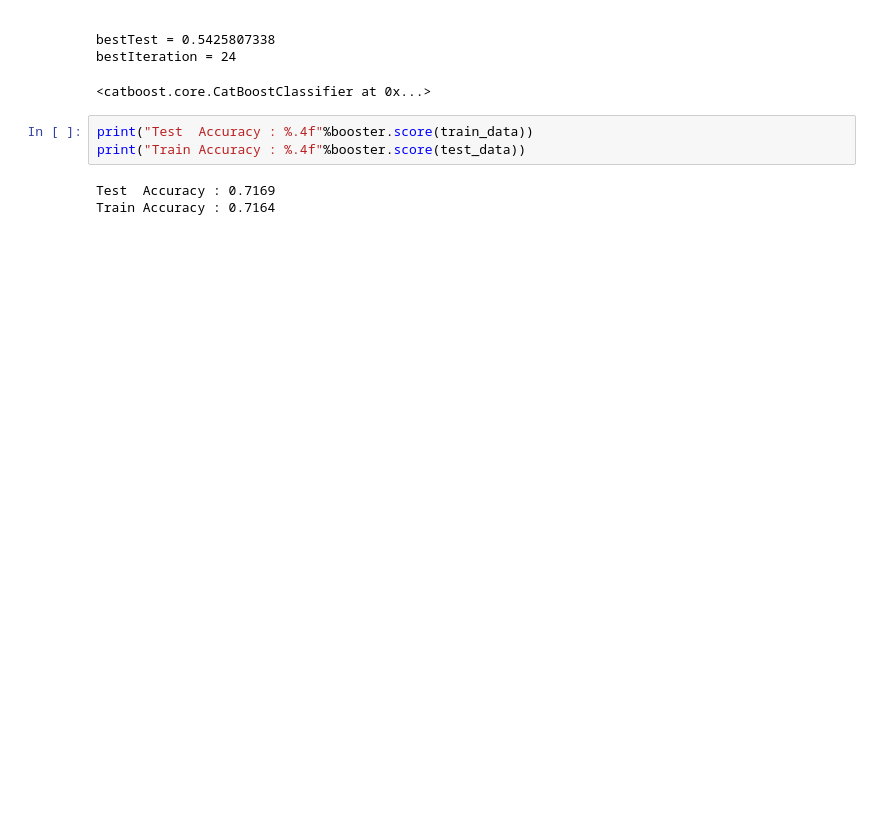
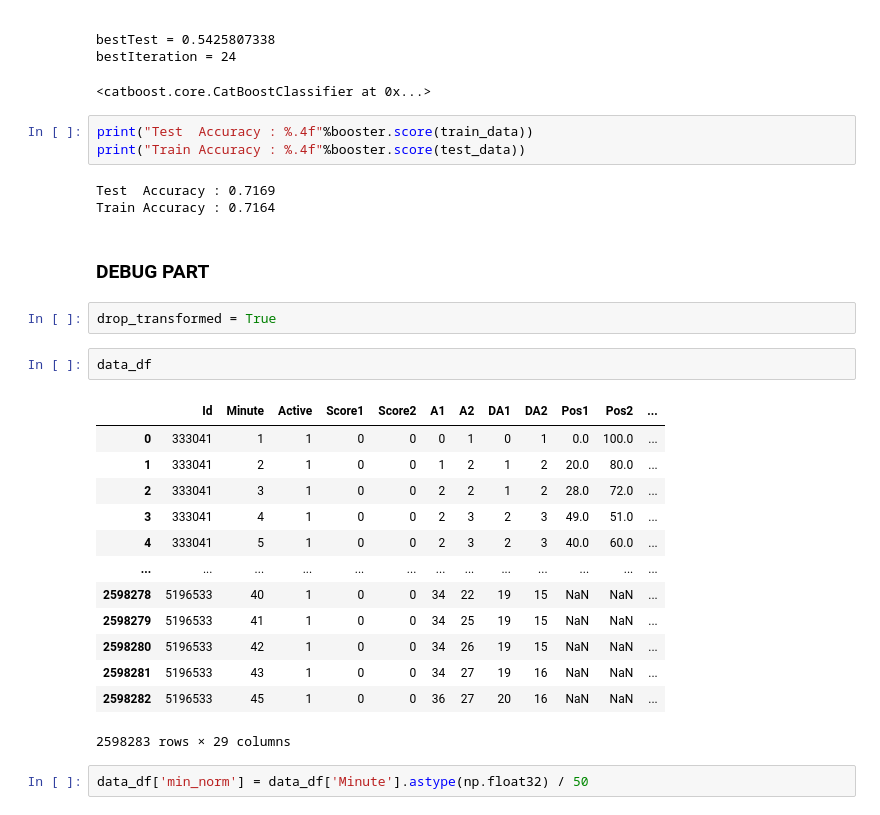
Before and after one commit to cappelchi/calcio_norebooks, a Jupyter notebook: EDA/football_Dataset_preparation_for_boosts.ipynb, the cells around one changed output. Cells and saved outputs as stored; diff of their text form; blank space fills up the shorter version.

```diff
--- a/EDA/football_Dataset_preparation_for_boosts.ipynb
+++ b/EDA/football_Dataset_preparation_for_boosts.ipynb
@@ -535,3 +524,25 @@ print("Train Accuracy : %.4f"%booster.score(test_data))
 # %% [output]
 Test  Accuracy : 0.7169
 Train Accuracy : 0.7164
+# %% [markdown]
+### DEBUG PART
+# %%
+drop_transformed = True
+# %%
+data_df
+# %% [output]
+|  | Id | Minute | Active | Score1 | Score2 | A1 | A2 | DA1 | DA2 | Pos1 | Pos2 | ... |
+| 0 | 333041 | 1 | 1 | 0 | 0 | 0 | 1 | 0 | 1 | 0.0 | 100.0 | ... |
+| 1 | 333041 | 2 | 1 | 0 | 0 | 1 | 2 | 1 | 2 | 20.0 | 80.0 | ... |
+| 2 | 333041 | 3 | 1 | 0 | 0 | 2 | 2 | 1 | 2 | 28.0 | 72.0 | ... |
+| 3 | 333041 | 4 | 1 | 0 | 0 | 2 | 3 | 2 | 3 | 49.0 | 51.0 | ... |
+| 4 | 333041 | 5 | 1 | 0 | 0 | 2 | 3 | 2 | 3 | 40.0 | 60.0 | ... |
+| ... | ... | ... | ... | ... | ... | ... | ... | ... | ... | ... | ... | ... |
+| 2598278 | 5196533 | 40 | 1 | 0 | 0 | 34 | 22 | 19 | 15 | NaN | NaN | ... |
+| 2598279 | 5196533 | 41 | 1 | 0 | 0 | 34 | 25 | 19 | 15 | NaN | NaN | ... |
+| 2598280 | 5196533 | 42 | 1 | 0 | 0 | 34 | 26 | 19 | 15 | NaN | NaN | ... |
+| 2598281 | 5196533 | 43 | 1 | 0 | 0 | 34 | 27 | 19 | 16 | NaN | NaN | ... |
+| 2598282 | 5196533 | 45 | 1 | 0 | 0 | 36 | 27 | 20 | 16 | NaN | NaN | ... |
+2598283 rows × 29 columns
+# %%
+data_df['min_norm'] = data_df['Minute'].astype(np.float32) / 50
```
Also changed, not shown: parts of 35 cells of this notebook.
